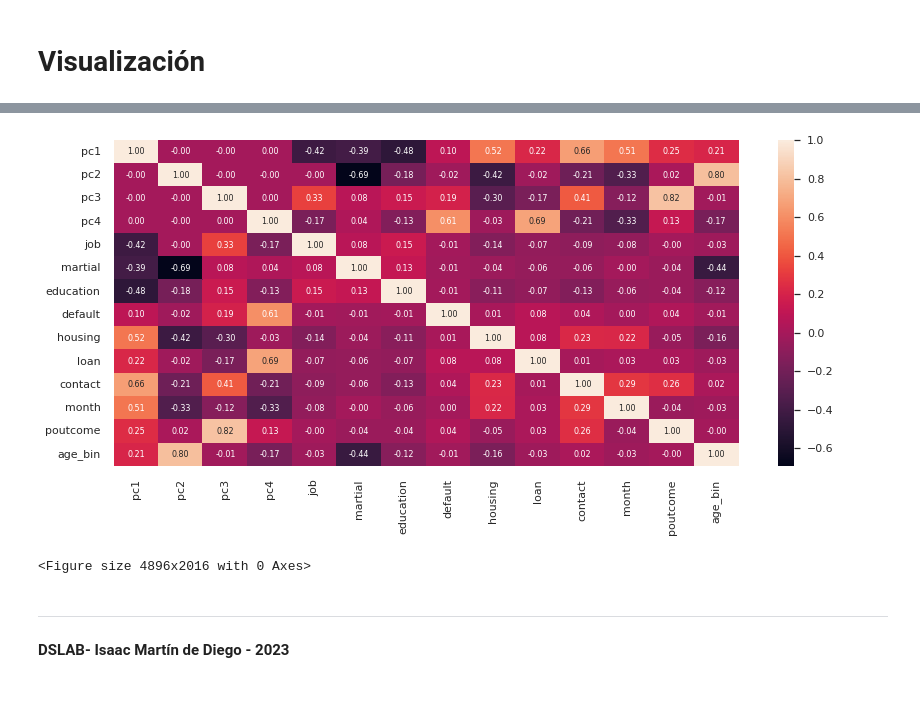
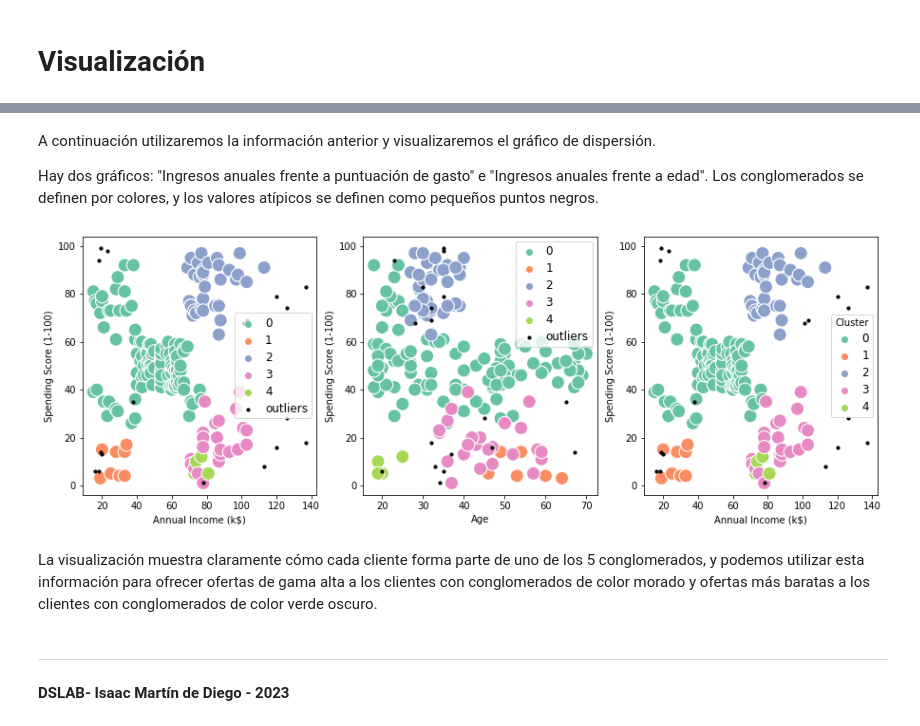
Before and after one commit to IsaacMartindeDiego/IA, a Jupyter notebook: DBSCAN.ipynb, the cells around one changed output, grey strips where cells are left out. Saved outputs shown, nothing was run; the diff lists cells and outputs as text; code cells hidden in the pictures; blank space fills up the shorter version.

```diff
--- a/DBSCAN.ipynb
+++ b/DBSCAN.ipynb
@@ -316,0 +112,4 @@ plt.show()
+# %%
+clustering = DBSCAN(eps=12.5, min_samples=4).fit(df_train)
+DBSCAN_dataset = df_train.copy()
+DBSCAN_dataset.loc[:,'Cluster'] = clustering.labels_
@@ -382,23 +132,52 @@ biplot(components, np.transpose(pca.components_), list(df.columns))
-# %%
-import seaborn as sn
-df_pc = pd.DataFrame(data = components, columns = ['pc1','pc2','pc3','pc4','pc5','pc6','pc7','pc8','pc9','pc10'])
-df_pc=df_pc.drop(['pc5'],axis=1)
-df_pc=df_pc.drop(['pc6'],axis=1)
-df_pc=df_pc.drop(['pc7'],axis=1)
-df_pc=df_pc.drop(['pc8'],axis=1)
-df_pc=df_pc.drop(['pc9'],axis=1)
-df_pc=df_pc.drop(['pc10'],axis=1)
-
-df_col = pd.concat([df_pc,df], axis=1)
-df_col
-corMatrix = pd.DataFrame.corr(df_col)
-sn.set(rc={'figure.figsize':(14,6)})
-sn.heatmap(corMatrix, annot=True, fmt='.2f', annot_kws={"fontsize":8})
-plt.figure(figsize=(68,28))
-plt.show()
-# %% [output]
-[figure, removed]
-<Figure size 4896x2016 with 0 Axes>
+# %% [markdown]
+A continuación utilizaremos la información anterior y visualizaremos el gráfico de dispersión.
+
+Hay dos gráficos: "Ingresos anuales frente a puntuación de gasto" e "Ingresos anuales frente a edad". Los conglomerados se definen por colores, y los valores atípicos se definen como pequeños puntos negros.
+# %%
+
+outliers = DBSCAN_dataset[DBSCAN_dataset['Cluster']==-1]
+
+fig2, (axes) = plt.subplots(1,3,figsize=(15,5))
+
+sns.scatterplot('Annual Income (k$)', 'Spending Score (1-100)',
+
+                data=DBSCAN_dataset[DBSCAN_dataset['Cluster']!=-1],
+
+                hue='Cluster', ax=axes[0], palette='Set2', legend='full', s=200)
+
+sns.scatterplot('Age', 'Spending Score (1-100)',
+
+                data=DBSCAN_dataset[DBSCAN_dataset['Cluster']!=-1],
+
+                hue='Cluster', palette='Set2', ax=axes[1], legend='full', s=200)
+
+sns.scatterplot('Annual Income (k$)', 'Spending Score (1-100)',
+
+                data=DBSCAN_dataset[DBSCAN_dataset['Cluster']!=-1],
+
+                hue='Cluster', palette='Set2', ax=axes[2], legend='full', s=200)
+
+axes[0].scatter(outliers['Annual Income (k$)'], outliers['Spending Score (1-100)'], s=10, label='outliers', c="k")
+
+axes[1].scatter(outliers['Age'], outliers['Spending Score (1-100)'], s=10, label='outliers', c="k")
+axes[2].scatter(outliers['Annual Income (k$)'], outliers['Spending Score (1-100)'], s=10, label='outliers', c="k")
+
+axes[0].legend()
+axes[1].legend()
+axes[0].legend()
+axes[1].legend()
+
+plt.setp(axes[0].get_legend().get_texts(), fontsize='12')
+plt.setp(axes[1].get_legend().get_texts(), fontsize='12')
+plt.setp(axes[2].get_legend().get_texts(), fontsize='12')
+
+
+plt.show()
+# %% [output]
+[figure, added]
+# %% [markdown]
+
+La visualización muestra claramente cómo cada cliente forma parte de uno de los 5 conglomerados, y podemos utilizar esta información para ofrecer ofertas de gama alta a los clientes con conglomerados de color morado y ofertas más baratas a los clientes con conglomerados de color verde oscuro.
 # %% [markdown]
 ---
 **DSLAB- Isaac Martín de Diego - 2023**
```
Also changed, not shown: parts of 39 cells of this notebook.
